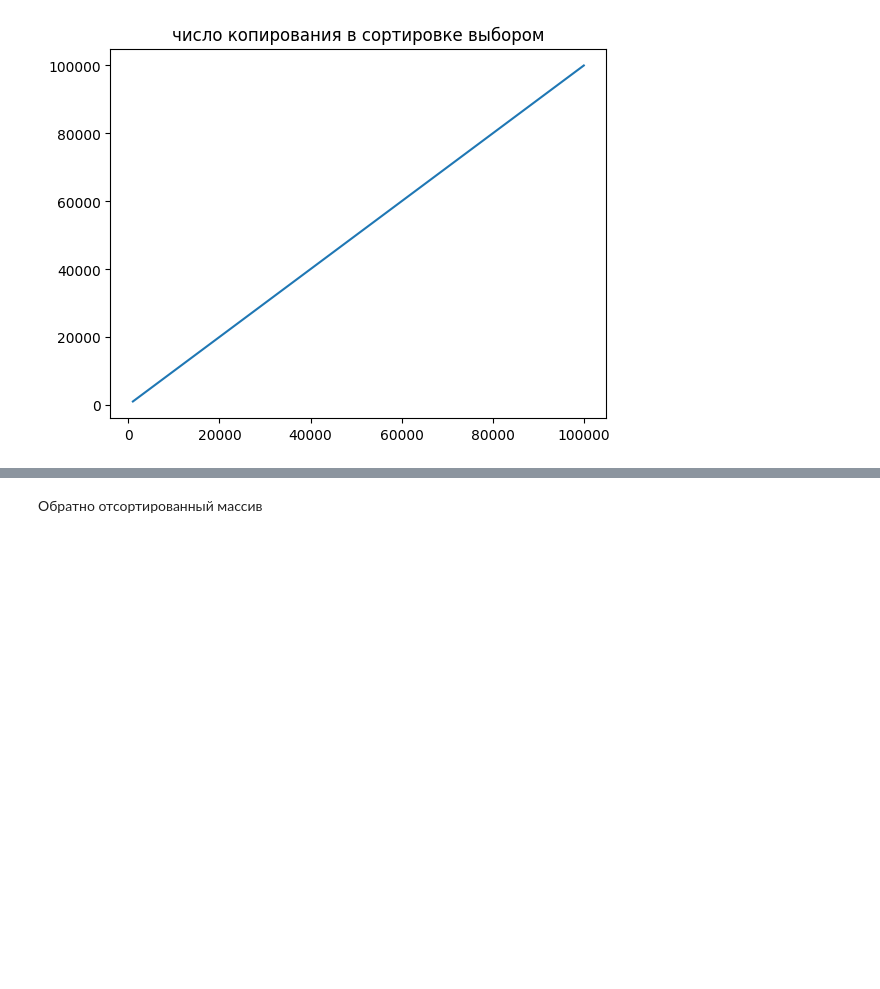
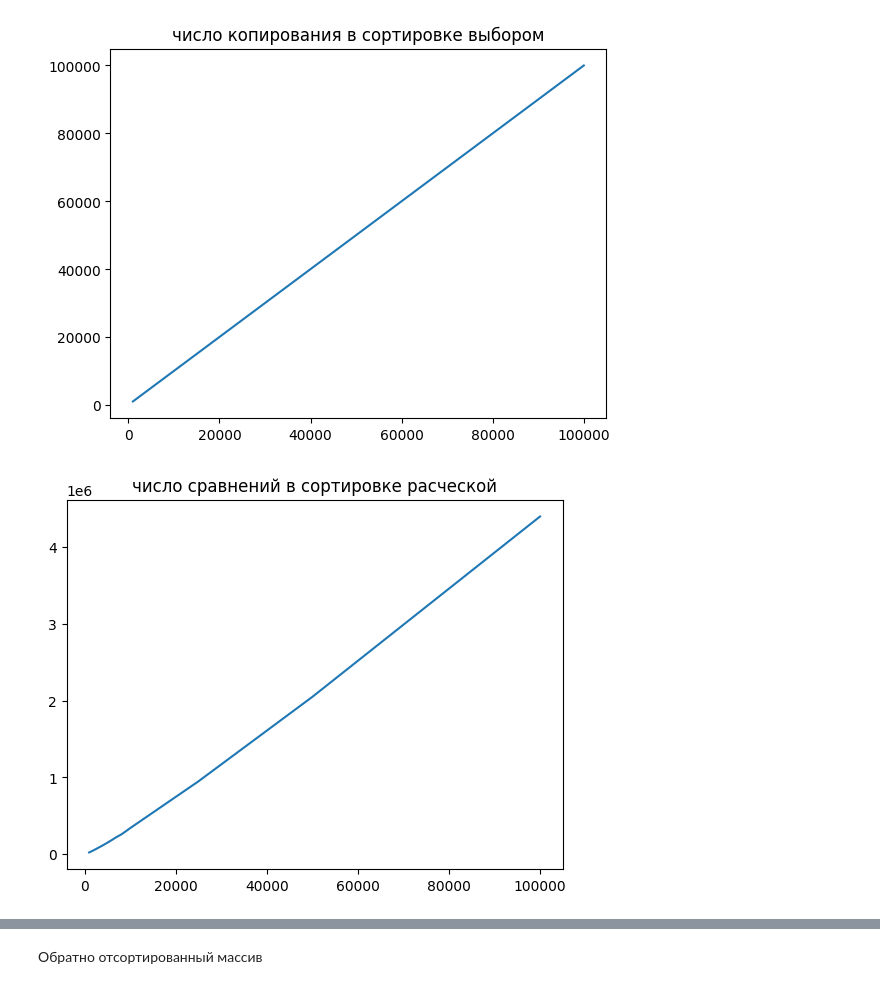
Before and after one commit to negniy/aisd-2.2, a Jupyter notebook: graf.ipynb, the cells around one changed output, grey strips where cells are left out. Saved outputs shown, nothing was run; the diff lists cells and outputs as text; code cells hidden in the pictures; blank space fills up the shorter version.

```diff
--- a/graf.ipynb
+++ b/graf.ipynb
@@ -61,3 +75,10 @@ plt.title("число копирования в сортировке выбор
 plt.show()
 # %% [output]
 [figure]
+# %%
+c_com2= pd.Series({1000 : 23033 , 2000 : 51993,3000 : 83951 ,4000 : 115922, 5000 : 149864 ,6000 : 185834 ,7000 : 223789 ,8000 : 255756, 9000 : 296714 ,10000: 339652,25000: 949017 ,50000: 2047960, 100000: 4395796})
+plt.plot(c_com2)
+plt.title("число сравнений в сортировке расческой")
+plt.show()
+# %% [output]
+[figure, added]
```
Also changed, not shown: parts of 8 cells of this notebook, 1 other file.
